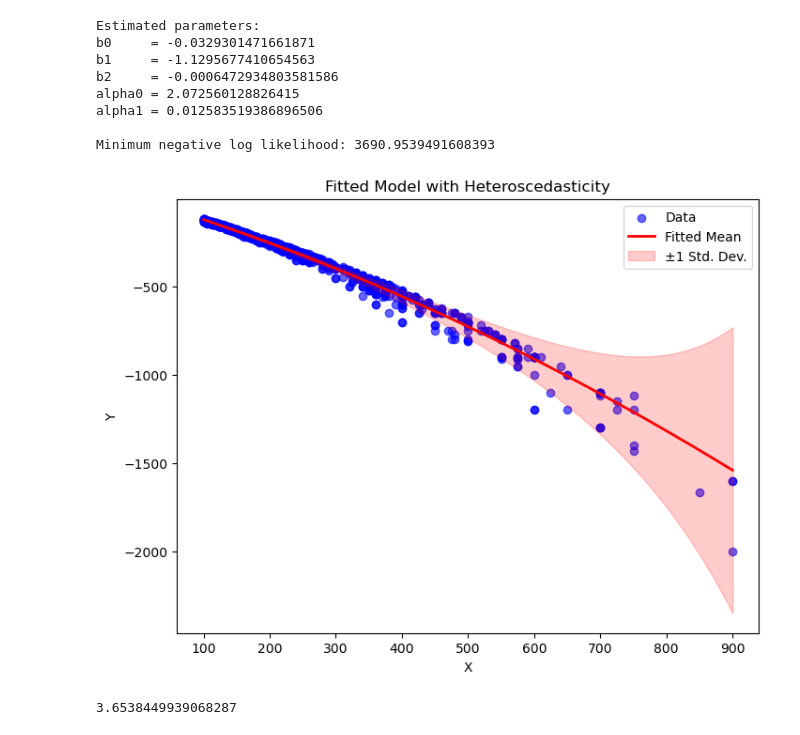
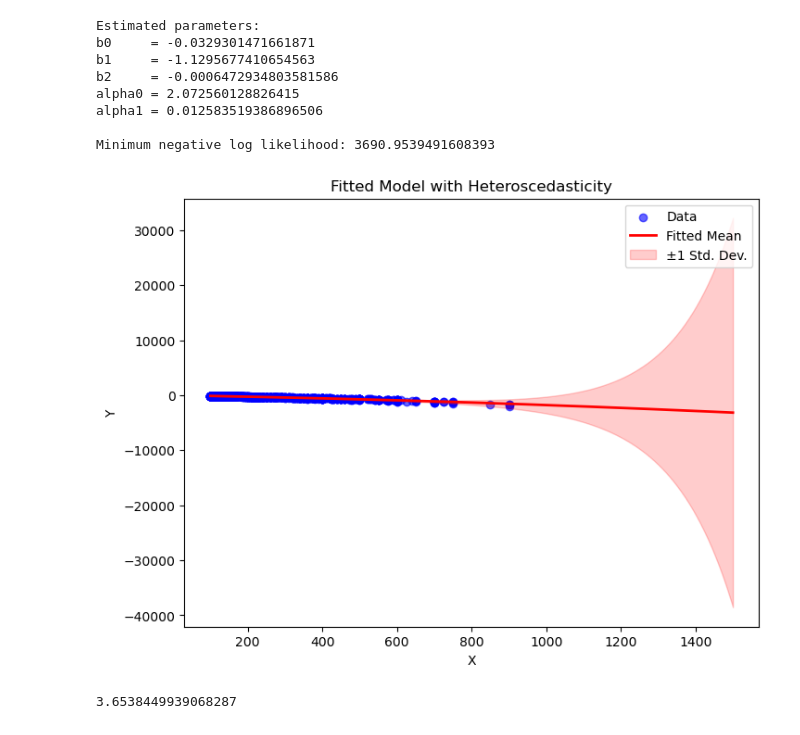
Before and after one commit to jakebirnbach/MoneyLineGANs, a Jupyter notebook: ML Models/stat_model.ipynb, the cells around one changed output. Saved outputs shown, nothing was run; the diff lists cells and outputs as text; code cells hidden in the pictures.

```diff
--- a/ML Models/stat_model.ipynb
+++ b/ML Models/stat_model.ipynb
@@ -137,6 +137,18 @@ class StatGenModel:
         self.c1_params = None
         self.c2_params = None
         self.gen_data = None
+
+    def gamma_NLL(self, params, data):
+        k, theta, shift = params
+        if k <= 0 or theta <= 0 or shift > np.min(data):
+            return np.inf
+        shifted_data = data - shift
+        n = len(data)
+        nll = -((k - 1) * np.sum(np.log(shifted_data))
+                - (np.sum(shifted_data) / theta)
+                - n * k * np.log(theta)
+                - n * sp.gammaln(k))
+        return nll
 
     def fit(self, data):
         # Ensure that the 'cluster' column exists
@@ -175,19 +187,19 @@ class StatGenModel:
 
         gamma_params = self.fit_c2_gamma_MLEs()
 
-        return {'gamma_shape': gamma_params['shape'], 'gamma_scale': gamma_params['scale'],'b0': est_params[0], 'b1': est_params[1], 'b2': est_params[2], 'a0': est_params[3], 'a1': est_params[4]} #Place holder for data params
+        return {'gamma_shape': gamma_params['shape'], 'gamma_scale': gamma_params['scale'], 'gamma_shift': gamma_params['shift'],'b0': est_params[0], 'b1': est_params[1], 'b2': est_params[2], 'a0': est_params[3], 'a1': est_params[4]} #Place holder for data params
 
 
     def fit_c2_gamma_MLEs(self):
         shift = 100  # Fixed shift parameter
-        shifted_data = self.c2_data - shift
+        shifted_data = self.c2_data[:, 0] - shift
         k_init_moment = (np.mean(shifted_data) ** 2) / np.var(shifted_data, ddof=1)
         theta_init = np.mean(shifted_data) / k_init_moment
 
         result = minimize(
-            fun=gamma_NLL,
+            fun=self.gamma_NLL,
             x0=[k_init_moment, theta_init, shift],
-            args=(self.c2_data,),
+            args=(self.c2_data[:, 0],),
             method="L-BFGS-B",
             bounds=[(0.01, None), (0.01, None), (shift, shift)]
         )
@@ -219,7 +231,9 @@ class StatGenModel:
 
         x_values = np.linspace(self.c2_data[:,0].min(), self.c2_data[:,0].max(), 100)
         shifted_x = x_values - self.c2_params['gamma_shift']
-        pdf_values = gamma_dist.pdf(shifted_x, a=self.c2_params['gamma_shape'], scale=self.c2_params['gamma_scale'])
+        pdf_values = gamma_dist.pdf(shifted_x,
+                                  a=self.c2_params['gamma_shape'],
+                                  scale=self.c2_params['gamma_scale'])
 
         plt.plot(x_values, pdf_values, 'r-', lw=2, label='Fitted Shifted Gamma PDF')
         plt.title("Fitted Shifted Gamma Distribution")
@@ -287,8 +301,8 @@ class StatGenModel:
         b0, b1, b2 = self.c2_params['b0'], self.c2_params['b1'], self.c2_params['b2']
         alpha0, alpha1 = self.c2_params['a0'], self.c2_params['a1']
 
-        # Generate a grid of x values (same range as your data)
-        x_sim = np.random.gamma(self.c2_params['gamma_shape'], self.c2_params['gamma_scale'], size=size)
+        # Generate x values from shifted gamma distribution
+        x_sim = np.random.gamma(self.c2_params['gamma_shape'], self.c2_params['gamma_scale'], size=size) + self.c2_params['gamma_shift']
 
         # Calculate the mean and standard deviation for the simulated points
         mu_sim = b0 + b1 * x_sim + b2 * x_sim**2
@@ -722,28 +735,28 @@ Minimum negative log likelihood: 3690.9539491608393
 # %%
 b0, b1, b2 = est_params[0], est_params[1], est_params[2]   # Replace with your estimates for b0, b1, b2
 alpha0, alpha1 = est_params[3], est_params[4]      # Replace with your estimates for alpha0, alpha1
 # Create a grid of x values for plotting the fitted curve
-x_grid = np.linspace(np.min(x), np.max(x), 300)
+x_grid = np.linspace(np.min(x), 1500, 300)
 # Calculate the mean predictions using the quadratic model
 mu_grid = b0 + b1 * x_grid + b2 * x_grid**2
 # Calculate the standard deviation predictions
 sigma_grid = np.sqrt(np.exp(alpha0 + alpha1 * x_grid))
 
 # Create the plot
 plt.figure(figsize=(8, 6))
 plt.scatter(x, y, label='Data', color='blue', alpha=0.6)
 plt.plot(x_grid, mu_grid, label='Fitted Mean', color='red', linewidth=2)
 # Shade the region within one standard deviation
 plt.fill_between(x_grid, mu_grid - sigma_grid, mu_grid + sigma_grid,
                  color='red', alpha=0.2, label='±1 Std. Dev.')
 
 plt.xlabel('X')
 plt.ylabel('Y')
 plt.title('Fitted Model with Heteroscedasticity')
 plt.legend()
 plt.show()
 # %% [output]
-[figure, old version]
+[figure, new version]
 # %%
 k_mle
 # %% [output]
```
Also changed, not shown: parts of 7 cells of this notebook, 1 other file.
